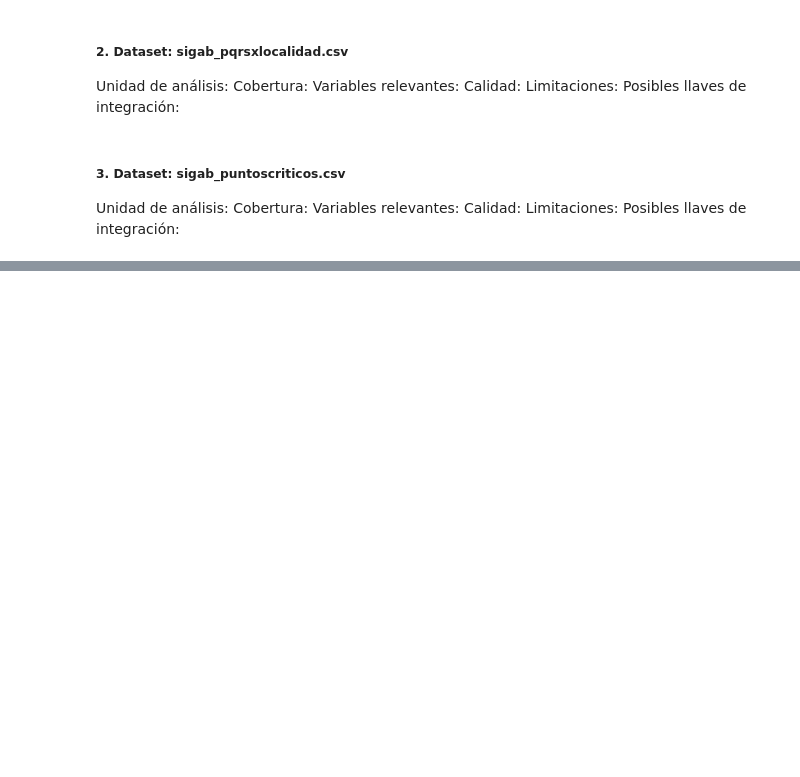
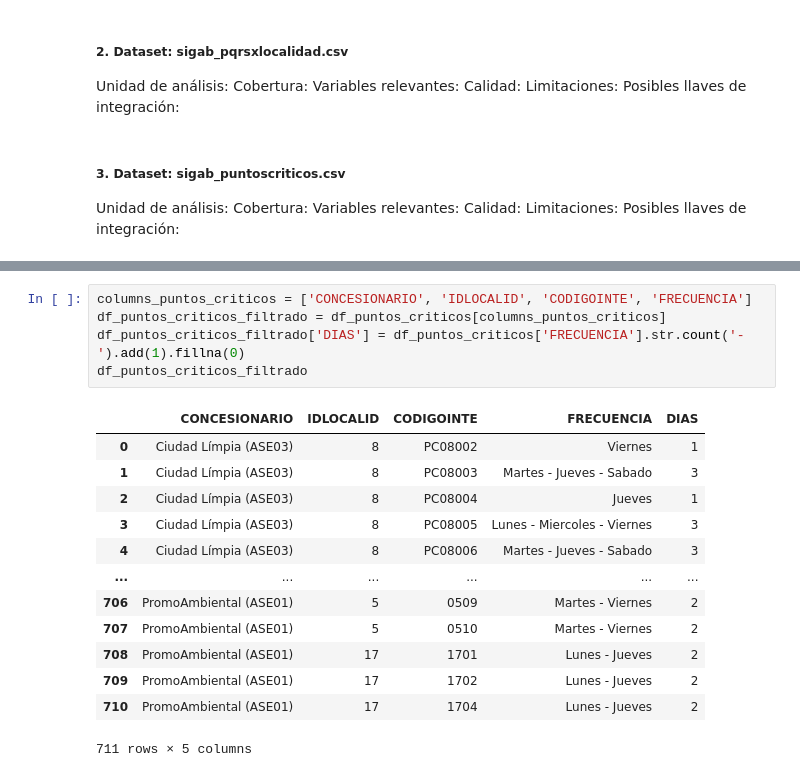
Before and after one commit to Ale92009/DATA1002_Proyecto2, a Jupyter notebook: notebooks/desarrollo.ipynb, the cells around one changed output, grey strips where cells are left out. Cells and saved outputs as stored; diff of their text form; blank space fills up the shorter version.

```diff
--- a/notebooks/desarrollo.ipynb
+++ b/notebooks/desarrollo.ipynb
@@ -51,0 +169,19 @@ Posibles llaves de integración:
+# %%
+columns_puntos_criticos = ['CONCESIONARIO', 'IDLOCALID', 'CODIGOINTE', 'FRECUENCIA']
+df_puntos_criticos_filtrado = df_puntos_criticos[columns_puntos_criticos]
+df_puntos_criticos_filtrado['DIAS'] = df_puntos_criticos['FRECUENCIA'].str.count('-').add(1).fillna(0)
+df_puntos_criticos_filtrado
+# %% [output]
+|  | CONCESIONARIO | IDLOCALID | CODIGOINTE | FRECUENCIA | DIAS |
+| 0 | Ciudad Límpia (ASE03) | 8 | PC08002 | Viernes | 1 |
+| 1 | Ciudad Límpia (ASE03) | 8 | PC08003 | Martes - Jueves - Sabado | 3 |
+| 2 | Ciudad Límpia (ASE03) | 8 | PC08004 | Jueves | 1 |
+| 3 | Ciudad Límpia (ASE03) | 8 | PC08005 | Lunes - Miercoles - Viernes | 3 |
+| 4 | Ciudad Límpia (ASE03) | 8 | PC08006 | Martes - Jueves - Sabado | 3 |
+| ... | ... | ... | ... | ... | ... |
+| 706 | PromoAmbiental (ASE01) | 5 | 0509 | Martes - Viernes | 2 |
+| 707 | PromoAmbiental (ASE01) | 5 | 0510 | Martes - Viernes | 2 |
+| 708 | PromoAmbiental (ASE01) | 17 | 1701 | Lunes - Jueves | 2 |
+| 709 | PromoAmbiental (ASE01) | 17 | 1702 | Lunes - Jueves | 2 |
+| 710 | PromoAmbiental (ASE01) | 17 | 1704 | Lunes - Jueves | 2 |
+711 rows × 5 columns
```
Also changed, not shown: parts of 15 cells of this notebook, 1 other file.
